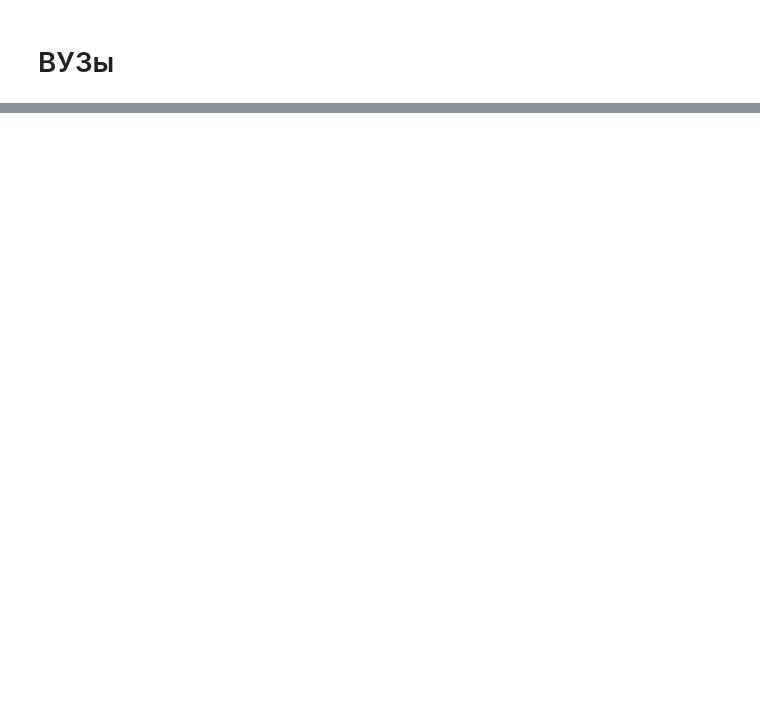
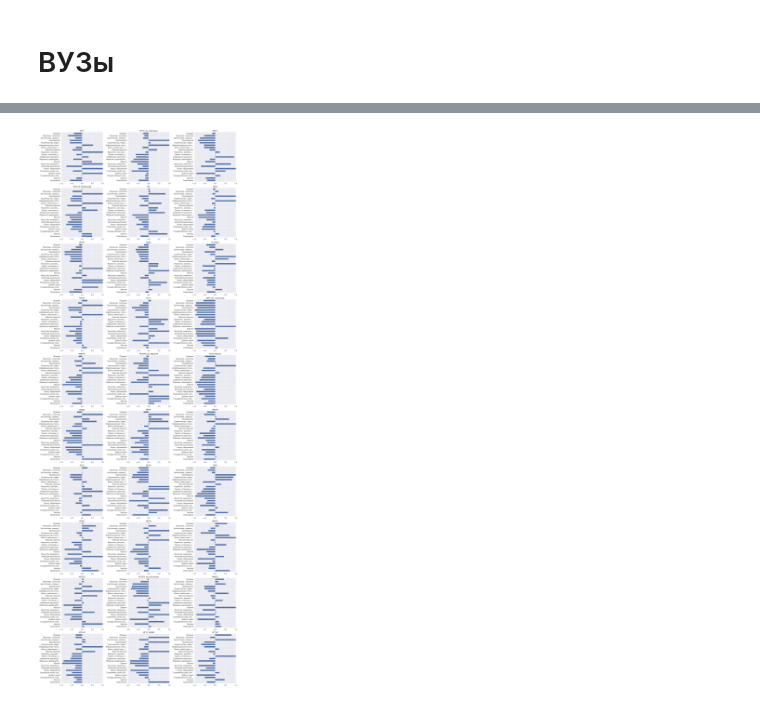
Before and after one commit to kuk/analyze-hh-resume, a Jupyter notebook: notes.ipynb, the cells around one changed output, grey strips where cells are left out. Drawn from its saved outputs; the diff is of its cells as text; code cells hidden in the pictures; blank space fills up the shorter version.

Commit message:
compary specialization distribuition by geography and universities

```diff
--- a/notes.ipynb
+++ b/notes.ipynb
@@ -118,0 +119,5 @@ show_university_salary(resumes, university_names)
+# %%
+%run -n main.py
+show_universities_specializations(resumes, university_names, specializations)
+# %% [output]
+[figure, added]
```
Also changed, not shown: parts of 2 cells of this notebook, 1 other file.
